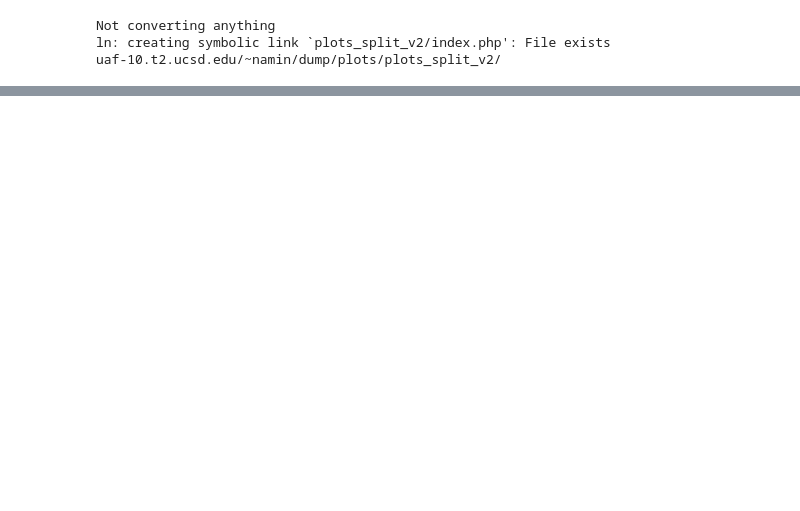
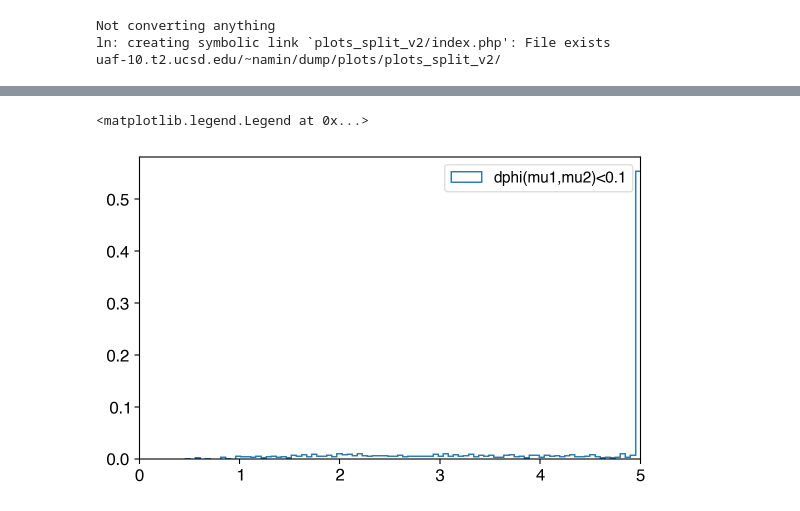
Before and after one commit to usarica/scouting, a Jupyter notebook: analysis/distributions.ipynb, the cells around one changed output, grey strips where cells are left out. Cells and saved outputs as stored; diff of their text form; code cells hidden in the pictures; blank space fills up the shorter version.

```diff
--- a/analysis/distributions.ipynb
+++ b/analysis/distributions.ipynb
@@ -68,6 +68,7 @@ def make_df(fname):
     df["absdphimudv"] = np.abs(vecdimu.delta_phi(vecdv))
     df["absdphimumu"] = np.abs(mu1.delta_phi(mu2))
     df["cosphi"] = vecdimu.cosdelta(vecdv)
+    df["angle3dmumu"] = np.arccos(mu1.p3.dot(mu2.p3)/(mu1.p3.mag*mu2.p3.mag))
     df["DV_redchi2"] = df["DV_chi2"]/df["DV_ndof"]
     df["DV_xyErrorMax"] = np.maximum(df["DV_xError"],df["DV_yError"])
     df["Muon1_redchi2"] = df["Muon1_chi2"]/df["Muon1_ndof"]
@@ -77,11 +78,13 @@ def make_df(fname):
     df["Muon1_m"] = 0.10566
     df["Muon2_m"] = 0.10566
 
+    df["maxabsdxy"] = np.maximum(np.abs(df["Muon1_dxyCorr"]),np.abs(df["Muon2_dxyCorr"]))
+    df["minabsdxy"] = np.minimum(np.abs(df["Muon1_dxyCorr"]),np.abs(df["Muon2_dxyCorr"]))
     df["maxdxy"] = np.maximum(df["Muon1_dxyCorr"],df["Muon2_dxyCorr"])
     df["mindxy"] = np.minimum(df["Muon1_dxyCorr"],df["Muon2_dxyCorr"])
 
     # skim more
-    df = df.query("(cosphi > 0.) and (Muon1_charge != Muon2_charge)")
+    df = df.query("(cosphi > 0.) and (Muon1_charge != Muon2_charge) and (DV_xyErrorMax < 0.05)")
     return df
 
 df_data = pd.concat(
@@ -91,10 +94,13 @@ df_data = pd.concat(
 ).reset_index(drop=True)
 df_mc = make_df("/hadoop/cms/store/user/namin/DisplacedMuons/babies/baby_HToZZTo2Mu2X_ctau50mm.root").reset_index(drop=True)
 # %%
-if True:
-# if False:
+# if True:
+if False:
     df_data.to_pickle("data/df_data.pkl")
     df_mc.to_pickle("data/df_mc.pkl")
+else:
+    df_data = pd.read_pickle("data/df_data.pkl")
+    df_mc = pd.read_pickle("data/df_mc.pkl")
 # %%
 df_mc.head()
 # %% [output]
@@ -341,0 +365,10 @@ uaf-10.t2.ucsd.edu/~namin/dump/plots/plots_split_v2/
+# %%
+fig, ax = plt.subplots()
+df = df_data.query("(dimuon_mass>10) and (absdphimumu > 3.1)")
+Hist1D(df["dimuon_mass"]/df["dimuon_pt"],bins=np.linspace(0.0,5.0,100)).normalize().plot(histtype="step",label="dphi(mu1,mu2)<0.1")
+ax.legend()
+# ax.set_title("Leading muon dxy for mass>10GeV in data")
+# fig.savefig("plots_misc_v2/leadingmuondxy_splitphi_mass10.png")
+# %% [output]
+<matplotlib.legend.Legend at 0x...>
+[figure, added]
```
Also changed, not shown: parts of 13 cells of this notebook, 13 other files.
